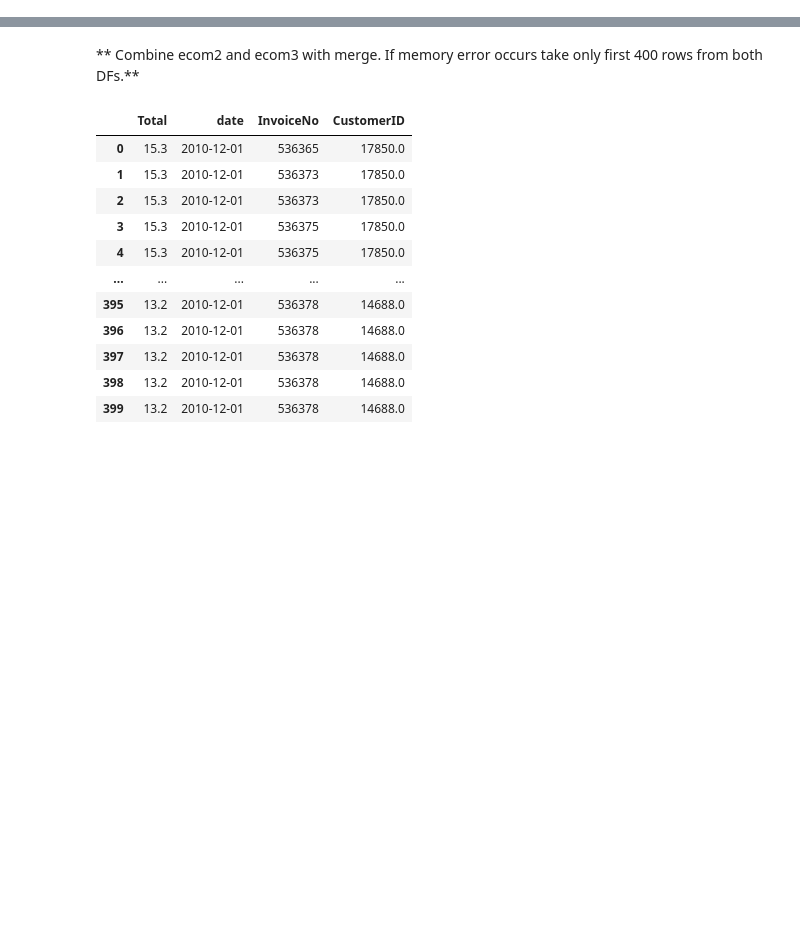
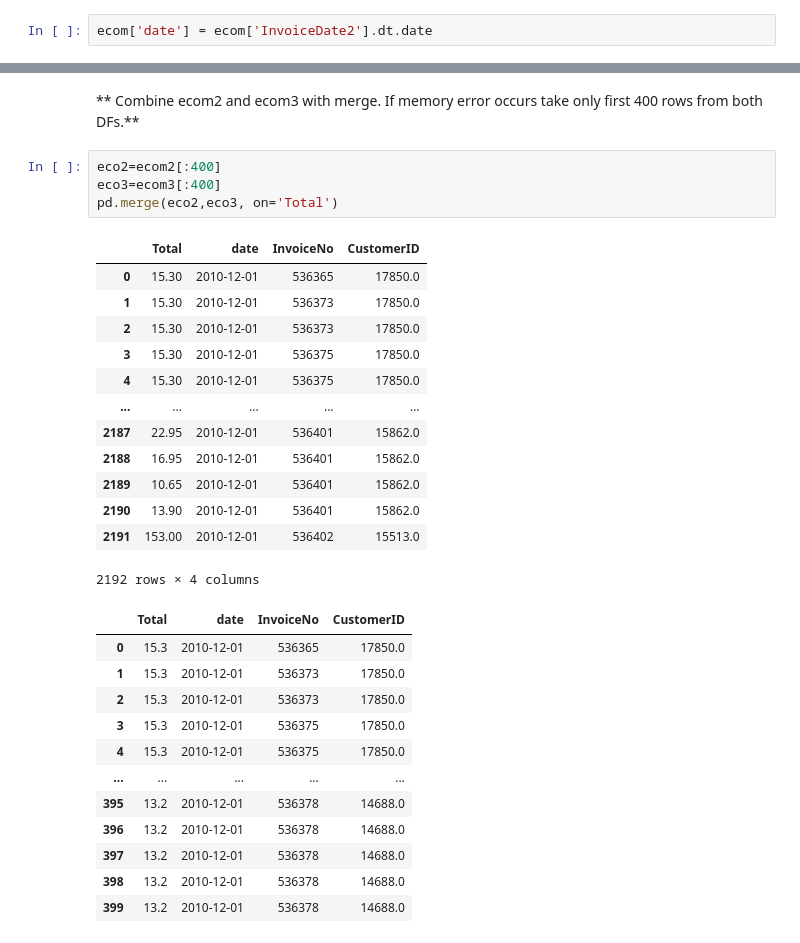
Before and after one commit to bulent-1111/Data_Science, a Jupyter notebook: Assignment/Assignment2_Student.ipynb, the cells around one changed output, grey strips where cells are left out. Cells and saved outputs as stored; diff of their text form; blank space fills up the shorter version.

```diff
--- a/Assignment/Assignment2_Student.ipynb
+++ b/Assignment/Assignment2_Student.ipynb
@@ -319,6 +387,8 @@ dtype: int64
 Name: InvoiceDate2, Length: 541909, dtype: datetime64[ns]
 # %% [markdown]
 ** Take only date values (year-month-day) from InvoiceDate2 and assign it to a new column named date **
+# %%
+ecom['date'] = ecom['InvoiceDate2'].dt.date
 # %%
 # %% [output]
 0         2010-12-01
@@ -414,6 +553,24 @@ Name: StockCode, dtype: object
 541909 rows × 5 columns
 # %% [markdown]
 ** Combine ecom2 and ecom3 with merge. If memory error occurs take only first 400 rows from both DFs.**
+# %%
+eco2=ecom2[:400]
+eco3=ecom3[:400]
+pd.merge(eco2,eco3, on='Total')
+# %% [output]
+|  | Total | date | InvoiceNo | CustomerID |
+| 0 | 15.30 | 2010-12-01 | 536365 | 17850.0 |
+| 1 | 15.30 | 2010-12-01 | 536373 | 17850.0 |
+| 2 | 15.30 | 2010-12-01 | 536373 | 17850.0 |
+| 3 | 15.30 | 2010-12-01 | 536375 | 17850.0 |
+| 4 | 15.30 | 2010-12-01 | 536375 | 17850.0 |
+| ... | ... | ... | ... | ... |
+| 2187 | 22.95 | 2010-12-01 | 536401 | 15862.0 |
+| 2188 | 16.95 | 2010-12-01 | 536401 | 15862.0 |
+| 2189 | 10.65 | 2010-12-01 | 536401 | 15862.0 |
+| 2190 | 13.90 | 2010-12-01 | 536401 | 15862.0 |
+| 2191 | 153.00 | 2010-12-01 | 536402 | 15513.0 |
+2192 rows × 4 columns
 # %%
 # %% [output]
 |  | Total | date | InvoiceNo | CustomerID |
```
Also changed, not shown: parts of 25 cells of this notebook.
